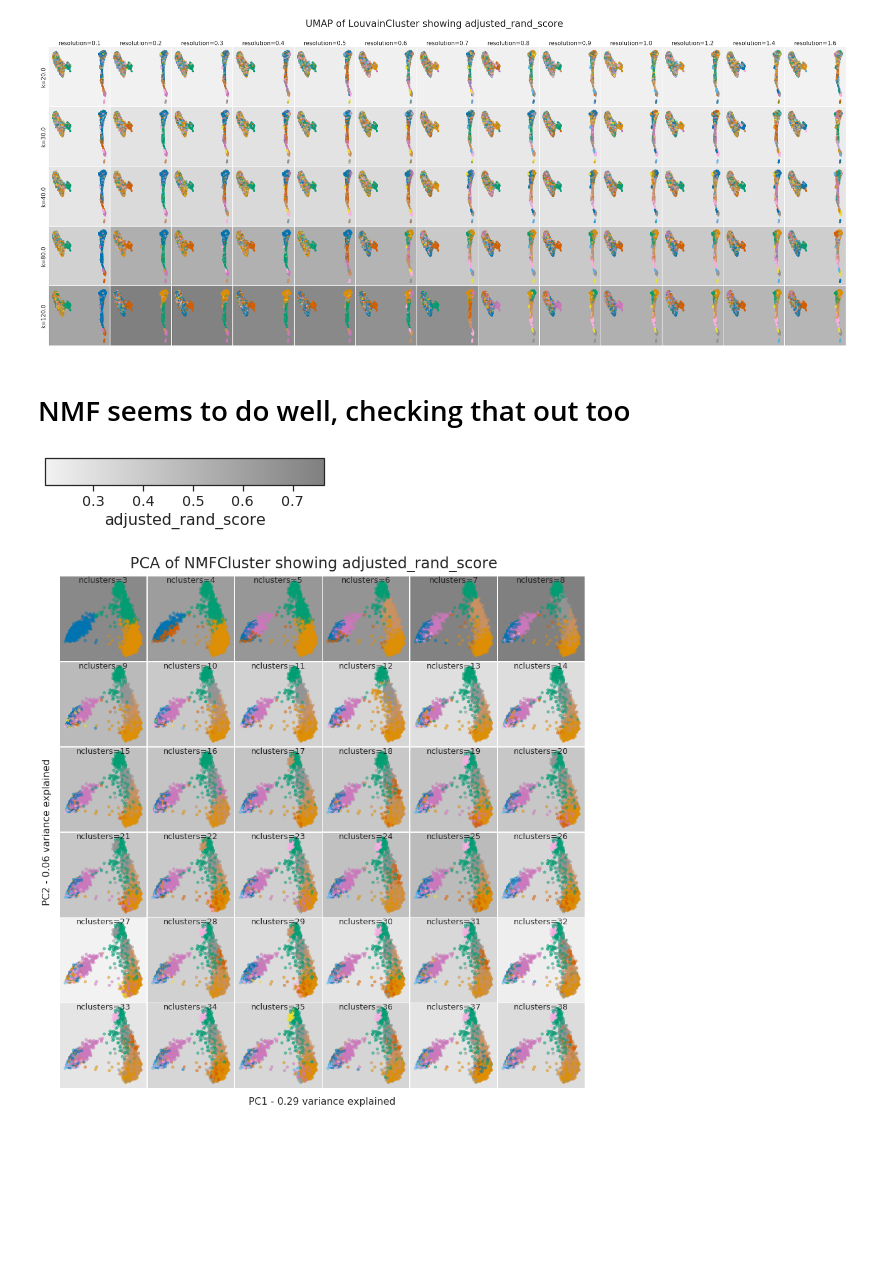
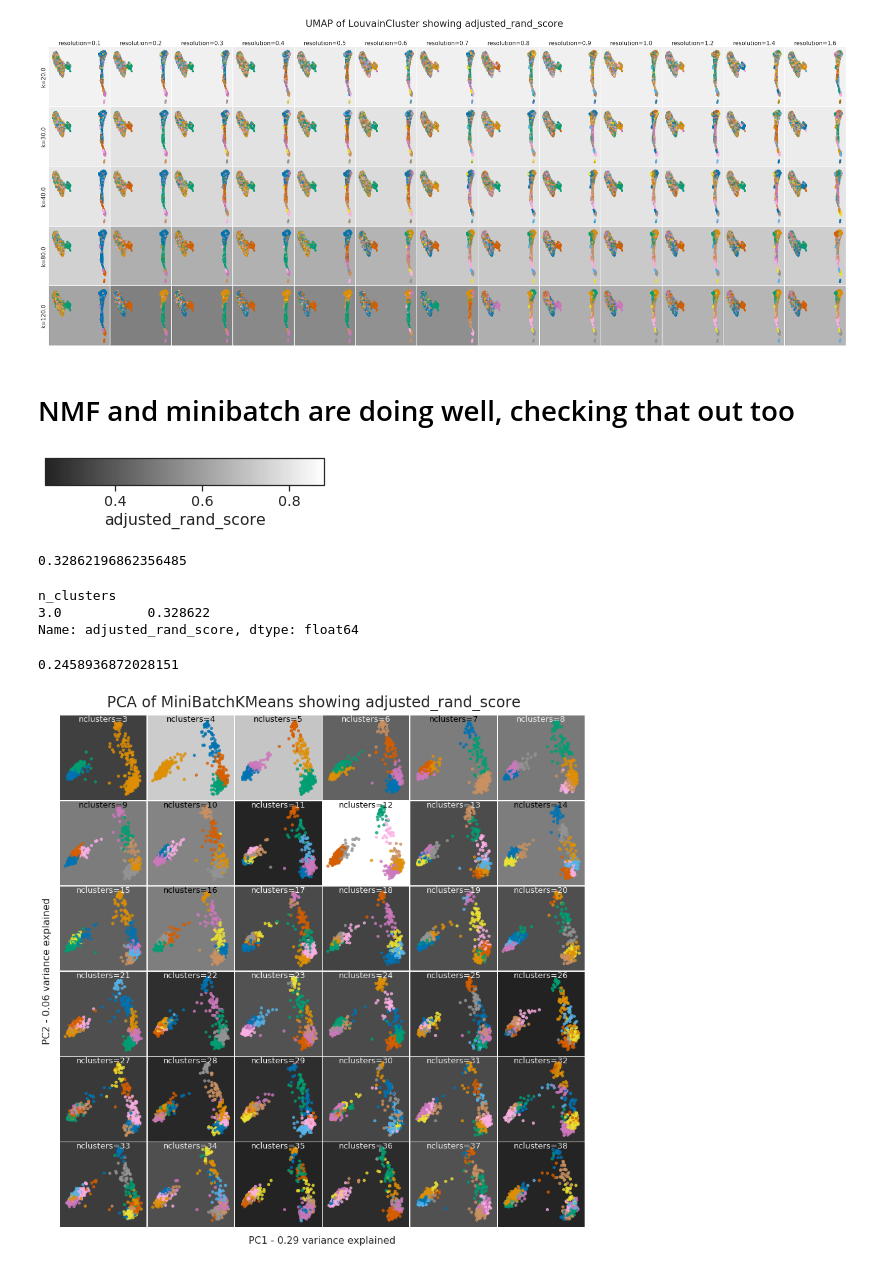
Before and after one commit to liliblu/hypercluster, a Jupyter notebook: examples/snakemake_scRNA_example/scRNA-seq_example.ipynb, the cells around one changed output. Drawn from its saved outputs; the diff is of its cells as text; code cells hidden in the pictures; blank space fills up the shorter version.

Commit message:
editing bits of figures

```diff
--- a/examples/snakemake_scRNA_example/scRNA-seq_example.ipynb
+++ b/examples/snakemake_scRNA_example/scRNA-seq_example.ipynb
@@ -113,16 +118,35 @@ embedding = reducer.fit_transform(df)
 embedding = pd.DataFrame(embedding, index=df.index, columns=['PC1', 'PC2'])
 embedding['published_labels'] = labels.reindex(embedding.index)
 embedding['best_labels'] = new_labels[best_labels].reindex(embedding.index)
+# %%
+pal = sns.color_palette('colorblind', n_colors=len(embedding['published_labels'].unique()))
+colors = dict(zip(embedding['published_labels'].unique(), pal))
+
+colors.update({
+    '3':(0.5803921568627451, 0.5803921568627451, 0.5803921568627451),
+    '10':(0.9254901960784314, 0.8823529411764706, 0.2),
+    '6': (0.8352941176470589, 0.3686274509803922, 0.0),
+    '5': (0.00392156862745098, 0.45098039215686275, 0.6980392156862745),
+    '1': (0.00784313725490196, 0.6196078431372549, 0.45098039215686275),
+    '4': (0.8705882352941177, 0.5607843137254902, 0.0196078431372549),
+    '2': (0.792156862745098, 0.5686274509803921, 0.3803921568627451),
+    '8': (0.8, 0.47058823529411764, 0.7372549019607844),
+})
 # %%
 fig, axs = plt.subplots(ncols=2, figsize=(11, 5), sharey=True, gridspec_kw=dict(wspace=0.5))
 
 for i, labs in enumerate(['published_labels', 'best_labels']):
+#     if labs is 'published_labels':
+#         pal = sns.color_palette('colorblind', n_colors=len(embedding[labs].unique()))
+#     else:
+#         pal = colors
+    pal = sns.color_palette('colorblind', n_colors=len(embedding[labs].unique()))
     ax=axs[i]
     sns.scatterplot(
         'PC1','PC2',
         data = embedding,
         hue=labs, s=10,
-        palette=sns.color_palette('twilight', n_colors=len(embedding[labs].unique())),
+        palette=pal,
         ax=ax,
         edgecolor=None
     )
@@ -131,5 +155,5 @@ for i, labs in enumerate(['published_labels', 'best_labels']):
 
     ax.legend(loc=(1.01, 0), labelspacing=0, fontsize=9)
 plt.suptitle('PCA projection of scRNA-seq', fontsize=16)
-plt.savefig('figures/pca.best_labels.pdf')
+plt.savefig('figures/pca.best_labels.%s.pdf' % best_labels)
 # %% [output]
@@ -262,9 +326,10 @@ plt.savefig('figures/grid.scatter.%s-%s-umaps.pdf' %(method, metric), dpi=100)
 # %% [output]
 [figure]
 # %% [markdown]
-# NMF seems to do well, checking that out too
+# NMF and minibatch are doing well, checking that out too
 # %%
-method = 'NMFCluster'
+method = 'MiniBatchKMeans'
+# method = 'NMFCluster'
 metric = 'adjusted_rand_score'
 # %%
 eval_data = hc.utilities.convert_to_multiind(method, evals).transpose()[metric]
@@ -275,7 +340,7 @@ embedding = pd.DataFrame(embedding, index=data.index, columns=['PCA1', 'PCA2'])
 
 sm = ScalarMappable(
     norm=matplotlib.colors.Normalize(vmin=eval_data.min(), vmax=eval_data.max()),
-    cmap=sns.light_palette('gray', as_cmap=True),
+    cmap=sns.dark_palette('white', as_cmap=True),
 )
 
 facecolors = sm.to_rgba(eval_data)
@@ -283,7 +348,21 @@ fig, ax = plt.subplots(figsize=(5, 0.5))
 plt.colorbar(mappable=sm, label=metric, cax=ax, orientation='horizontal')
 plt.savefig('figures/colorbar.%s-%s.pdf' % (method, metric))
 # %% [output]
-[figure, old version]
+[figure, new version]
+# %%
+eval_data[i]
+# %% [output]
+0.32862196862356485
+# %%
+eval_data[i]
+# %% [output]
+n_clusters
+3.0           0.328622
+Name: adjusted_rand_score, dtype: float64
+# %%
+eval_data.iat[i]
+# %% [output]
+0.2458936872028151
 # %%
 fig, axs = plt.subplots(
     figsize=(2.5*6, 2.5*6),
@@ -302,34 +381,38 @@ for i, n_clusters in enumerate(range(3, 39)):
     facecolor = matplotlib.colors.to_hex(facecolors[i])
     ax = axs[i]
     temp = hc.utilities.convert_to_multiind(method, new_labels)[[n_clusters]].astype(float)
-    temp = pd.concat([temp, embedding], axis=1)
+    temp = pd.concat([temp, embedding], axis=1).sample(700)
 
     sns.scatterplot(
         x='PCA1',
         y='PCA2',
         hue=temp.columns[0],
         palette=sns.color_palette('colorblind', n_colors=len(temp[temp.columns[0]].unique())),
         data=temp,
         ax=ax,
         size=28.5,
         legend=False,
-        alpha=0.5,
+        alpha=0.8,
         edgecolor=None
     )
 
     ax.axes.get_xaxis().set_visible(False)
     ax.axes.get_yaxis().set_visible(False)
 
     for spine in ax.spines.values():
         spine.set_visible(False)
 
     ax.patch.set_facecolor(facecolor)
 
-    ax.set_title('%s=%s' % ('nclusters', n_clusters), va='top', fontsize=13, pad=0.1)
+    if eval_data.iat[i] < 0.5:
+        title_color = '#EEEEEE'
+    else:
+        title_color = 'black'
+    ax.set_title('%s=%s' % ('nclusters', n_clusters), va='top', fontsize=13, pad=0.1, color=title_color)
 
 axs[32].text(1, -0.2, 'PC1 - %.2f variance explained' %(pca_model.explained_variance_ratio_[0]), ha='center', transform=axs[32].transAxes)
 axs[12].text(-0.2, 0, 'PC2 - %.2f variance explained' %(pca_model.explained_variance_ratio_[1]), va='center', rotation=90, transform=axs[12].transAxes)
 fig.suptitle('PCA of %s showing %s' % (method, metric), fontsize=24, y=0.91)
 plt.savefig('figures/grid.scatter.%s-%s-pca.pdf' %(method, metric), dpi=100)
 # %% [output]
-[figure, old version]
+[figure, new version]
```
Also changed, not shown: parts of 20 cells of this notebook, 4 other files.
